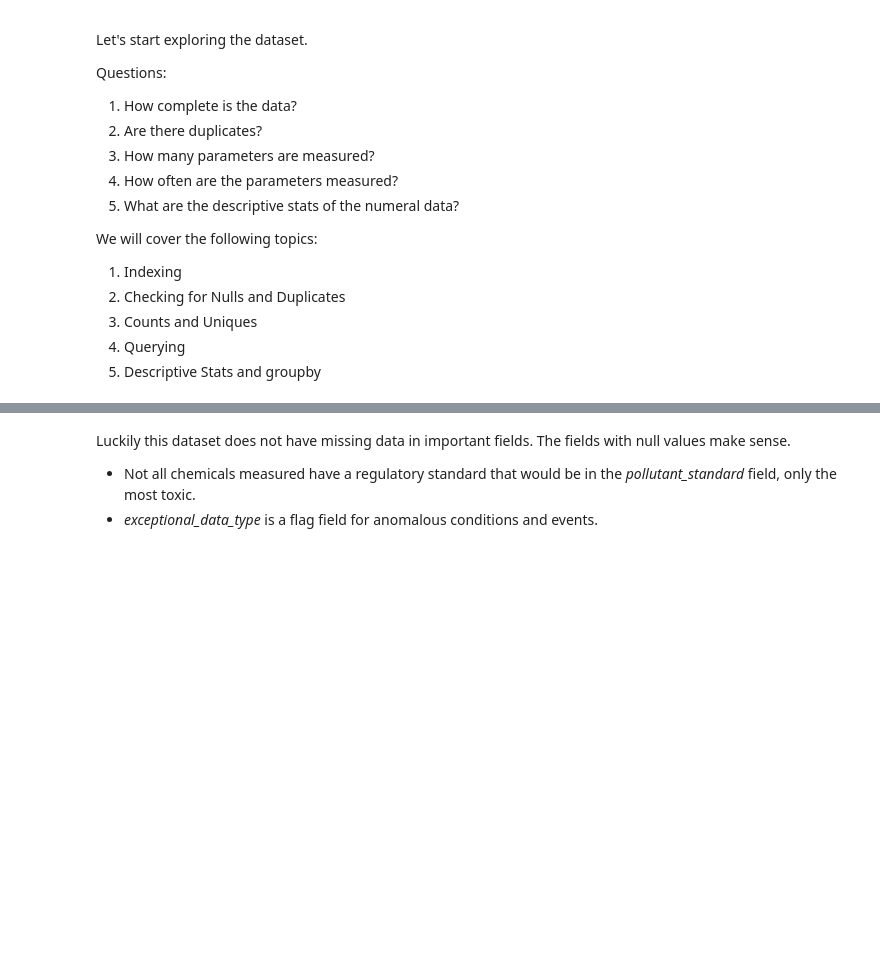
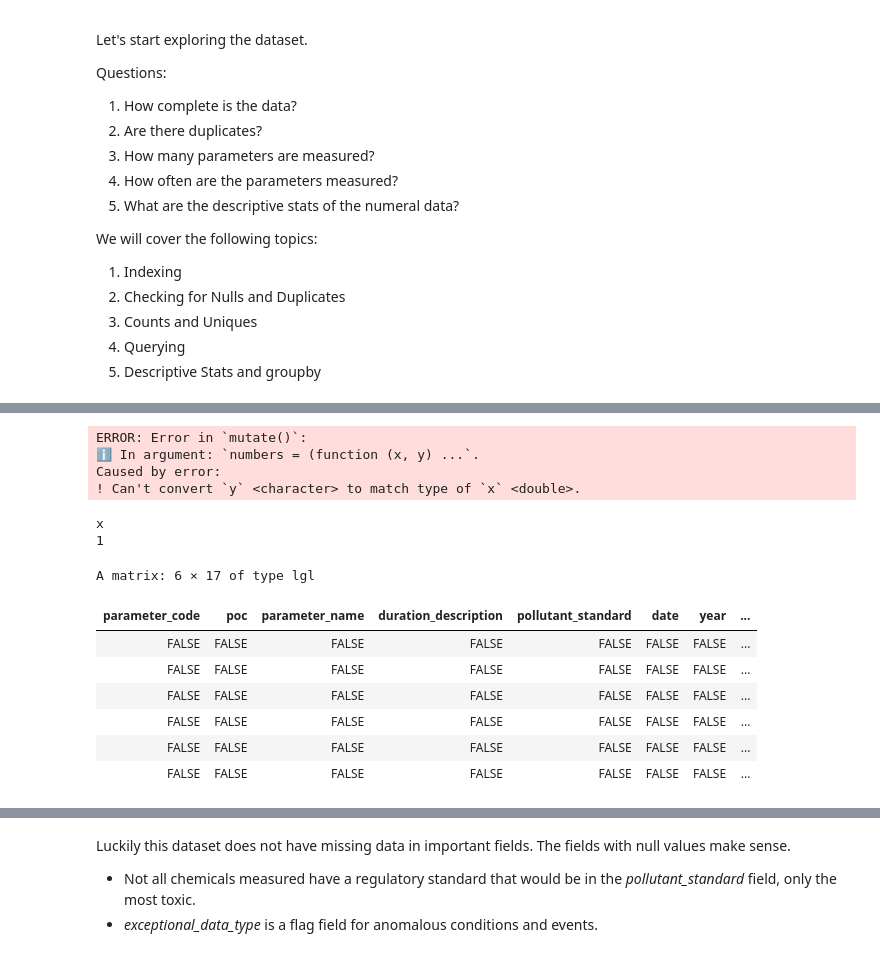
Before and after one commit to MPA-2065-FA24/mpa2065-fall2024, a Jupyter notebook: exploratory_data_analysis/notebooks/1.0-gtd-eda-walkthrough.ipynb, the cells around one changed output, grey strips where cells are left out. Cells and saved outputs as stored; diff of their text form; code cells hidden in the pictures; blank space fills up the shorter version.

```diff
--- a/exploratory_data_analysis/notebooks/1.0-gtd-eda-walkthrough.ipynb
+++ b/exploratory_data_analysis/notebooks/1.0-gtd-eda-walkthrough.ipynb
@@ -601,20 +574,0 @@ df_2022.columns.str.lower().str.replace(' ', '_')
-# %%
-# The above examples are output demonstrations. It doesn't actually change the dataframe's column until we assign the output.
-print('---Before Assignment---')
-print(df_2022.columns)
-
-# Assigning reformatted column names to the DataFrame's columns attribute
-df_2022.columns = (df_2022.columns
-                   .str.lower()  # Lowercase the names
-                   .str.replace(' ', '_')  # Replace Spaces with underscores
-                   )
-print('---After Assignment---')
-print(df_2022.columns)
-# %%
-# Use the rename method to rename specific columns with complex symbols
-# We supply a dictionary mapping the column names we want to change as the key and the new name as the value.
-df_2022 = df_2022.rename(columns={'date_(local)': 'date',
-                                  'day_in_year_(local)': 'day_in_year',
-                                  }
-                         )
-df_2022.columns
@@ -671,0 +708,12 @@ df_2022.isna().sum()
+# %%
+df_example <- df_example %>% mutate_all(na_if, '')
+# %% [output]
+ERROR: Error in `mutate()`:
+ℹ In argument: `numbers = (function (x, y) ...`.
+Caused by error:
+! Can't convert `y` <character> to match type of `x` <double>.
+# %%
+colSums(df_example_na)
+# %% [output]
+x
+1
@@ -671,0 +722,14 @@ df_2022.isna().sum()
+# %%
+# Now let's try our data
+
+df_2022_na <- is.na(df_2022)
+head(df_2022_na)
+# %% [output]
+A matrix: 6 × 17 of type lgl
+| parameter_code | poc | parameter_name | duration_description | pollutant_standard | date | year | ... |
+| FALSE | FALSE | FALSE | FALSE | FALSE | FALSE | FALSE | ... |
+| FALSE | FALSE | FALSE | FALSE | FALSE | FALSE | FALSE | ... |
+| FALSE | FALSE | FALSE | FALSE | FALSE | FALSE | FALSE | ... |
+| FALSE | FALSE | FALSE | FALSE | FALSE | FALSE | FALSE | ... |
+| FALSE | FALSE | FALSE | FALSE | FALSE | FALSE | FALSE | ... |
+| FALSE | FALSE | FALSE | FALSE | FALSE | FALSE | FALSE | ... |
```
Also changed, not shown: parts of 27 cells of this notebook.
